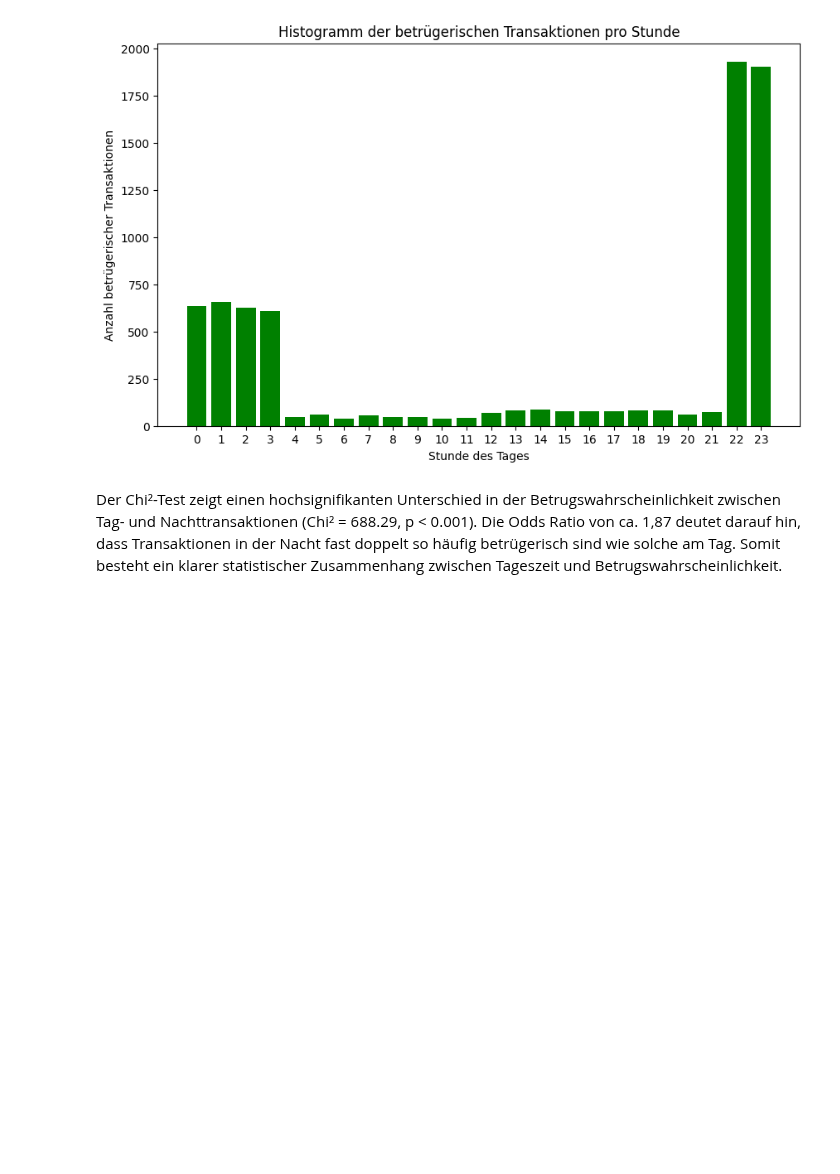
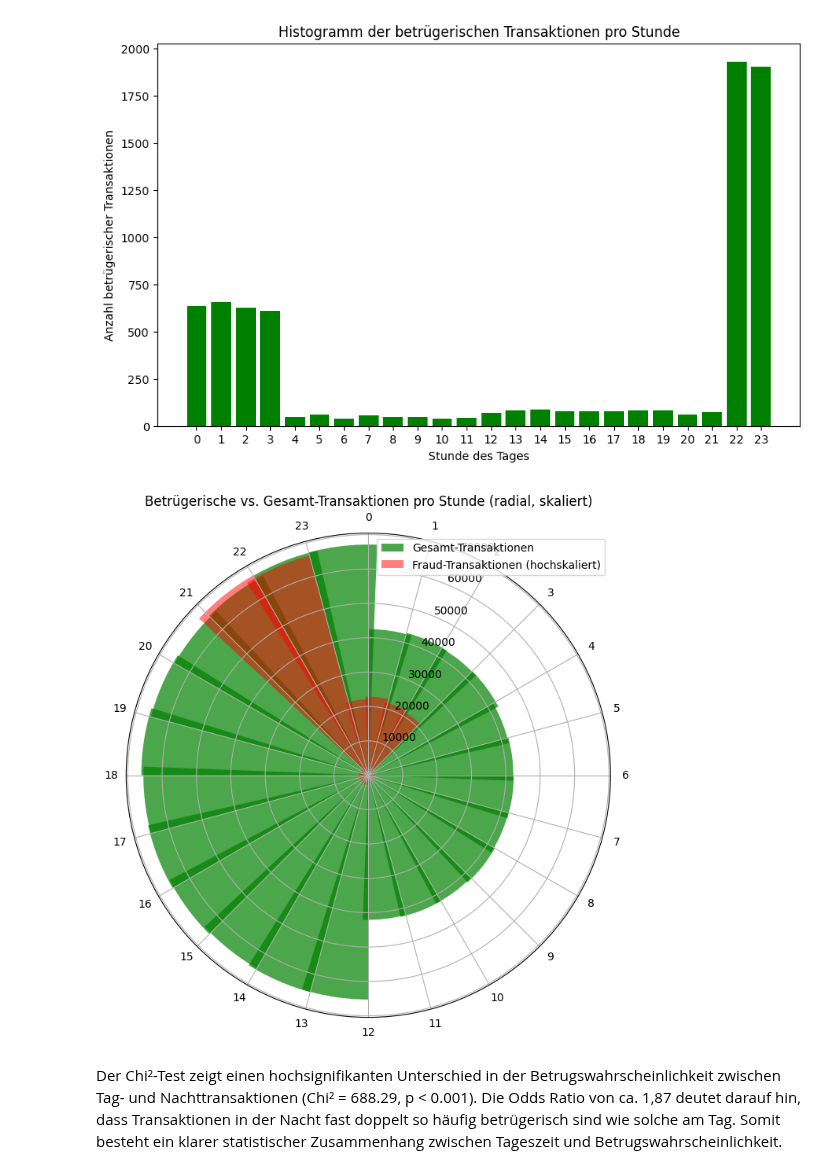
Before and after one commit to philethaler/Statistik-Datenbank, a Jupyter notebook: Analyse_7und8.ipynb, the cells around one changed output. Cells and saved outputs as stored; diff of their text form; code cells hidden in the pictures; blank space fills up the shorter version.

```diff
--- a/Analyse_7und8.ipynb
+++ b/Analyse_7und8.ipynb
@@ -397,6 +397,45 @@ See the caveats in the documentation: https://pandas.pydata.org/pandas-docs/stab
   fraud_ds['hour'] = fraud_ds['datetime'].dt.hour
 Text(0.5, 1.0, 'Histogramm der betrügerischen Transaktionen pro Stunde')
 [figure]
+# %%
+# Stunden von 0 bis 23
+hours = np.arange(24)
+
+# Betrügerische Transaktionen pro Stunde
+fraud_counts = fraud_ds['hour'].value_counts().sort_index()
+fraud_values = [fraud_counts.get(h, 0) for h in hours]
+
+# Gesamtanzahl aller Transaktionen pro Stunde
+total_counts = ds['unix_time'].apply(lambda x: pd.to_datetime(x, unit='s').hour).value_counts().sort_index()
+total_values = [total_counts.get(h, 0) for h in hours]
+
+# Winkel für jede Stunde
+angles = np.linspace(0, 2 * np.pi, 24, endpoint=False)
+
+# Maximalwert der Gesamttransaktionen
+max_total = max(total_values)
+
+# Betrugswerte proportional hochskalieren
+fraud_scaled = [v / max(fraud_values) * max_total for v in fraud_values]
+
+# Plot wie vorher
+fig, ax = plt.subplots(figsize=(8,8), subplot_kw={'projection': 'polar'})
+width = 0.3
+
+# Grün vor Blau: Betrug zuerst
+bars1 = ax.bar(angles + width/2, total_values, width=width, color='green', alpha=0.7, label='Gesamt-Transaktionen')
+bars2 = ax.bar(angles - width/2, fraud_scaled, width=width, color='red', alpha=0.5, label='Fraud-Transaktionen (hochskaliert)')
+
+ax.set_xticks(angles)
+ax.set_xticklabels([str(h) for h in hours])
+ax.set_theta_zero_location('N')
+ax.set_theta_direction(-1)
+ax.set_title("Betrügerische vs. Gesamt-Transaktionen pro Stunde (radial, skaliert)")
+ax.legend(loc='upper right')
+
+plt.show()
+# %% [output]
+[figure, added]
 # %% [markdown]
 Der Chi²-Test zeigt einen hochsignifikanten Unterschied in der Betrugswahrscheinlichkeit zwischen Tag- und Nachttransaktionen (Chi² = 688.29, p < 0.001). Die Odds Ratio von ca. 1,87 deutet darauf hin, dass Transaktionen in der Nacht fast doppelt so häufig betrügerisch sind wie solche am Tag. Somit besteht ein klarer statistischer Zusammenhang zwischen Tageszeit und Betrugswahrscheinlichkeit.
 # %%
```
Also changed, not shown: parts of 3 cells of this notebook, 1 other file.
